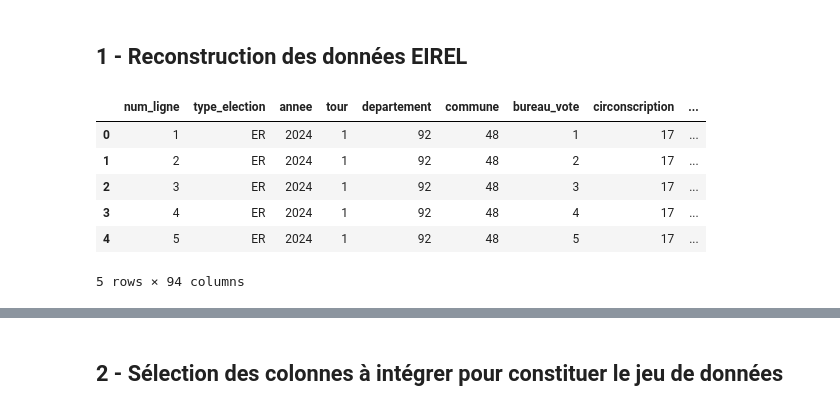
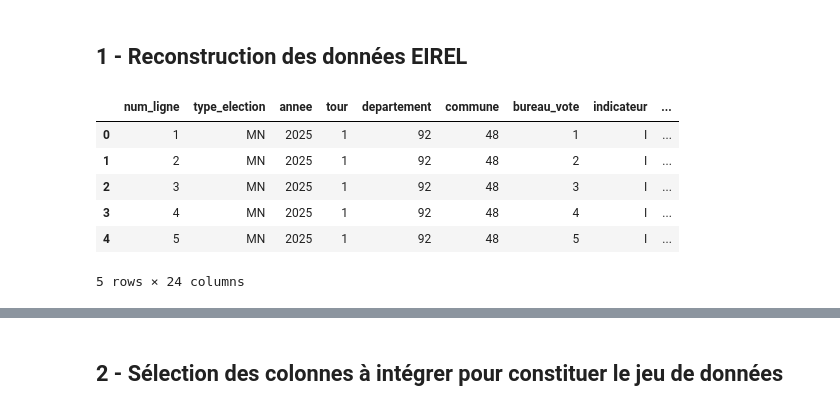
Before and after one commit to DIGIT-Seine-Ouest/valorisation-elections, a Jupyter notebook: pipeline/draft-dataeng.ipynb, the cells around one changed output, grey strips where cells are left out. Cells and saved outputs as stored; diff of their text form; code cells hidden in the pictures.

Commit message:
Données tests 2025

```diff
--- a/pipeline/draft-dataeng.ipynb
+++ b/pipeline/draft-dataeng.ipynb
@@ -25,16 +25,16 @@ def load_eirel(filepath, config_path='data/bronze/reference/eirel_columns.json')
     return data
 # %%
 # Récupération des données EIREL avec les configurations précices
-data = load_eirel("data/bronze/eirel/TEST_EIREL_MEUDON_28052024.txt")
+data = load_eirel("data/bronze/eirel/Eirel-testMunicipales-nov2025-1erTour.txt")
 data.head()
 # %% [output]
-|  | num_ligne | type_election | annee | tour | departement | commune | bureau_vote | circonscription | ... |
-| 0 | 1 | ER | 2024 | 1 | 92 | 48 | 1 | 17 | ... |
-| 1 | 2 | ER | 2024 | 1 | 92 | 48 | 2 | 17 | ... |
-| 2 | 3 | ER | 2024 | 1 | 92 | 48 | 3 | 17 | ... |
-| 3 | 4 | ER | 2024 | 1 | 92 | 48 | 4 | 17 | ... |
-| 4 | 5 | ER | 2024 | 1 | 92 | 48 | 5 | 17 | ... |
+|  | num_ligne | type_election | annee | tour | departement | commune | bureau_vote | indicateur | ... |
+| 0 | 1 | MN | 2025 | 1 | 92 | 48 | 1 | I | ... |
+| 1 | 2 | MN | 2025 | 1 | 92 | 48 | 2 | I | ... |
+| 2 | 3 | MN | 2025 | 1 | 92 | 48 | 3 | I | ... |
+| 3 | 4 | MN | 2025 | 1 | 92 | 48 | 4 | I | ... |
+| 4 | 5 | MN | 2025 | 1 | 92 | 48 | 5 | I | ... |
-5 rows × 94 columns
+5 rows × 24 columns
 # %%
 # Aperçu des colonnes
 data.columns
```
Also changed, not shown: parts of 32 cells of this notebook, 8 other files.
